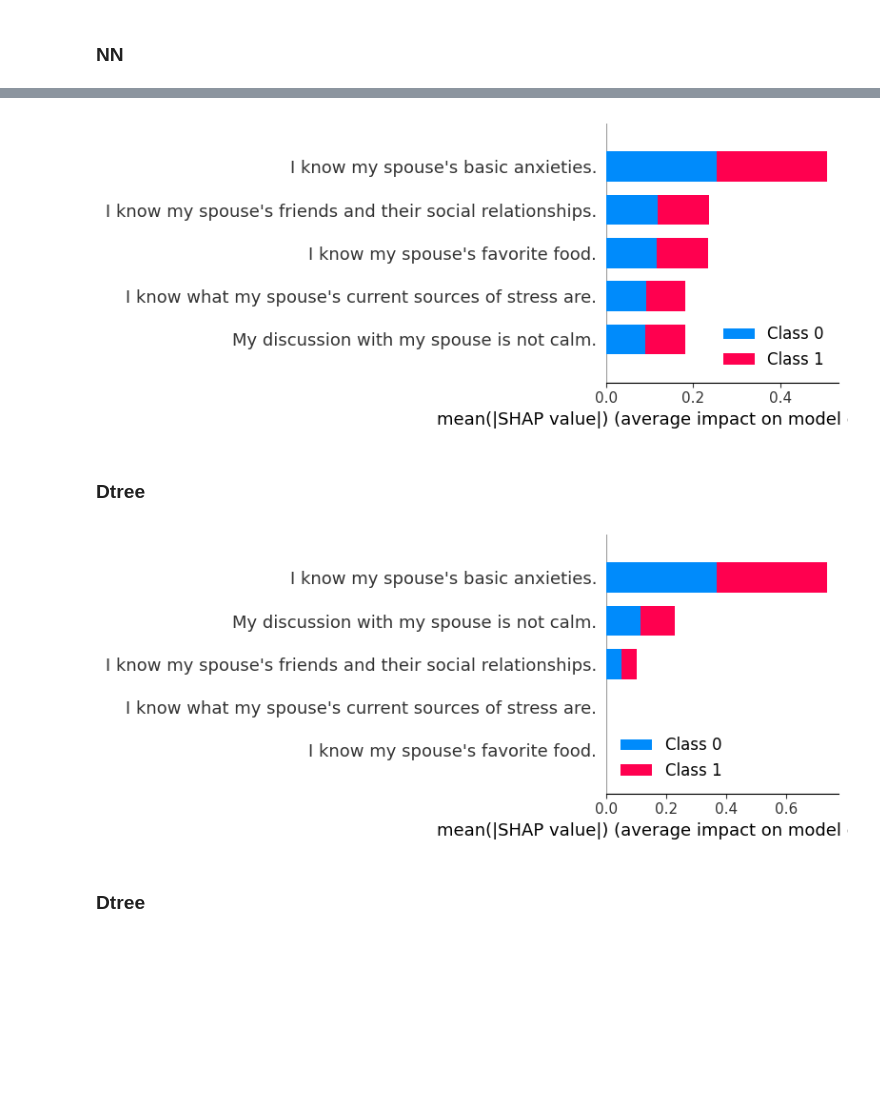
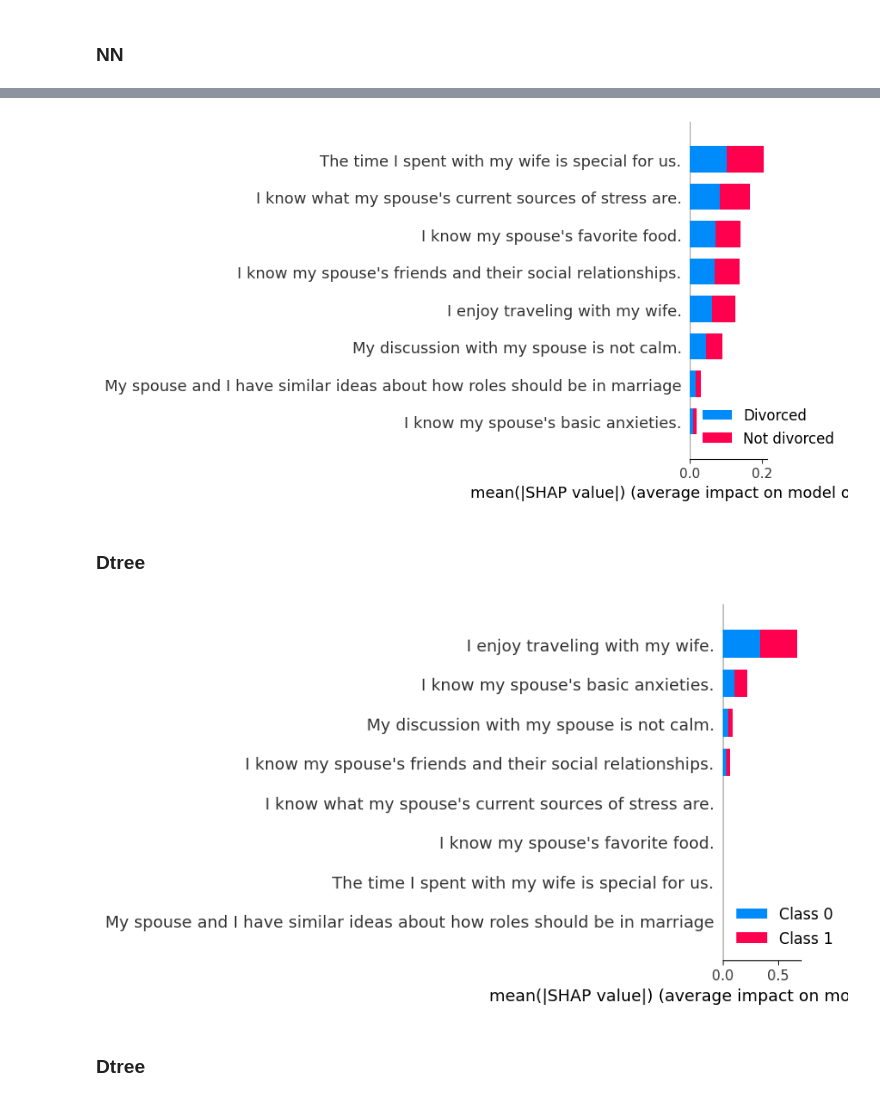
Before and after one commit to mjlpjacoavans/divorce, a Jupyter notebook: divorce.ipynb, the cells around one changed output, grey strips where cells are left out. Saved outputs shown, nothing was run; the diff lists cells and outputs as text; code cells hidden in the pictures; blank space fills up the shorter version.

```diff
--- a/divorce.ipynb
+++ b/divorce.ipynb
@@ -281,6 +281,7 @@ top_selected_features
  'My spouse and I have similar ideas about how marriage should be',
  'I think that one day in the future, when I look back, I see that my spouse and I have been in harmony with each other.']
 # %%
+"""
 customly_selected_features = [
     # "My spouse and I have similar ideas about how roles should be in marriage",
     # "I enjoy traveling with my wife.",
@@ -291,6 +292,19 @@ customly_selected_features = [
     "I know my spouse's friends and their social relationships.",
     "I know what my spouse's current sources of stress are.",
 ]
+"""
+
+customly_selected_features = [
+	"My spouse and I have similar ideas about how roles should be in marriage",
+	"I enjoy traveling with my wife.",
+	"The time I spent with my wife is special for us.",
+	"I know my spouse's basic anxieties.",
+	"My discussion with my spouse is not calm.",
+	"I know my spouse's favorite food.",
+	"I know my spouse's friends and their social relationships.",
+	"I know what my spouse's current sources of stress are.",
+]
+
 print(len(customly_selected_features))
 top_selected_features=customly_selected_features
 # %% [output]
@@ -546,7 +569,7 @@ Using 119 background data samples could cause slower run times. Consider using s
 # %%
-shap.summary_plot(nn_shap_values, X_test, feature_names=top_selected_features)
+shap.summary_plot(nn_shap_values, X_test, feature_names=top_selected_features,class_names=["Divorced","Not divorced"],class_inds='original')
 # %% [output]
-[figure, old version]
+[figure, new version]
 # %%
 # from probatus.interpret import ShapModelInterpreter
 # shap_interpreter = ShapModelInterpreter(model)
@@ -559,7 +582,7 @@ dtree_shap_values = dtree_explainer.shap_values(X_test)
 dtree_shap_values = dtree_explainer.shap_values(X_train)
 shap.summary_plot(dtree_shap_values,X_train)
 # %% [output]
-[figure, old version]
+[figure, new version]
 # %%
 # shap_interpreter = ShapModelInterpreter(clf)
 # feature_importance = shap_interpreter.fit_compute(X_train, X_test, y_train, y_test, approximate=False)
```
Also changed, not shown: parts of 11 cells of this notebook, 3 other files.
